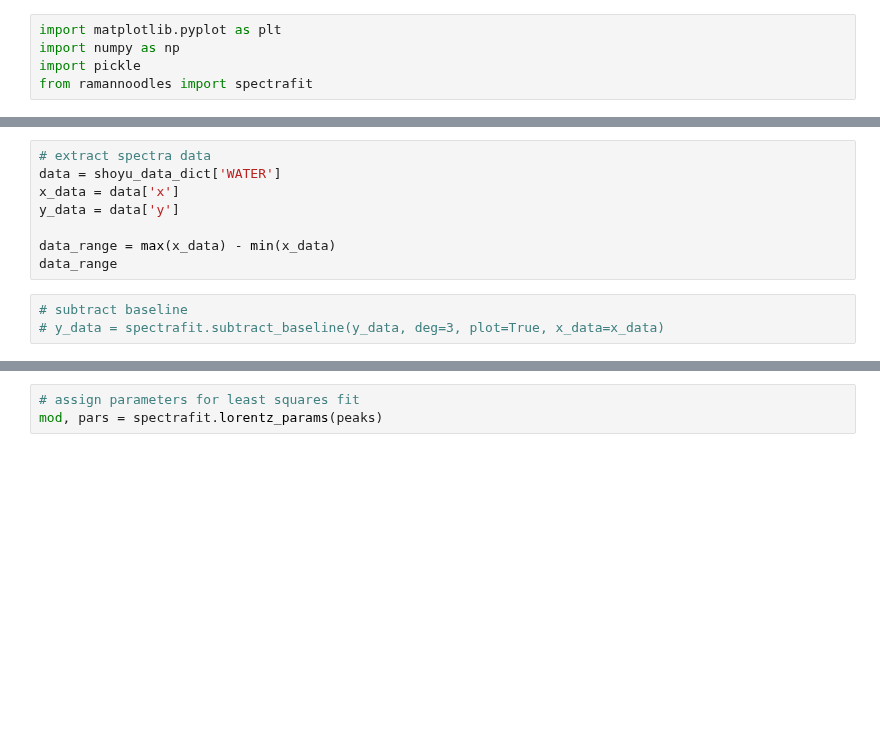
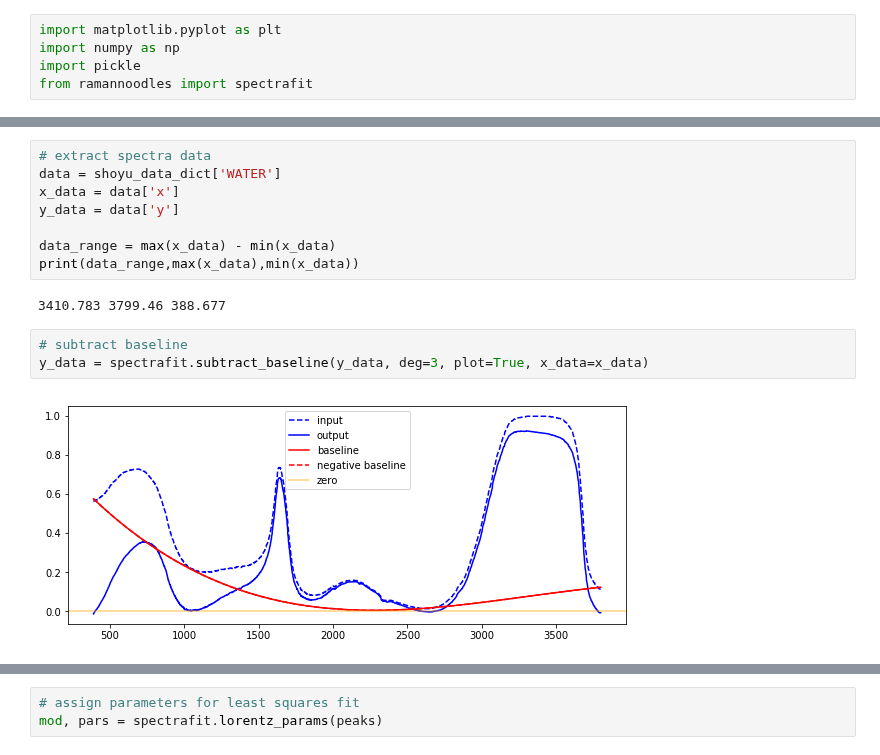
Before and after one commit to raman-noodles/Raman-noodles, a Jupyter notebook: examples/spectrafit_example.ipynb, the cells around one changed output, grey strips where cells are left out. Cells and saved outputs as stored; diff of their text form; blank space fills up the shorter version.

```diff
--- a/examples/spectrafit_example.ipynb
+++ b/examples/spectrafit_example.ipynb
@@ -24,10 +23,14 @@ x_data = data['x']
 y_data = data['y']
 
 data_range = max(x_data) - min(x_data)
-data_range
+print(data_range,max(x_data),min(x_data))
+# %% [output]
+3410.783 3799.46 388.677
 # %%
 # subtract baseline
-# y_data = spectrafit.subtract_baseline(y_data, deg=3, plot=True, x_data=x_data)
+y_data = spectrafit.subtract_baseline(y_data, deg=3, plot=True, x_data=x_data)
+# %% [output]
+[figure, added]
 # %%
 # detect peaks
 peaks = spectrafit.find_peaks(x_data, y_data, thres=0.25, min_dist=50)
```
Also changed, not shown: parts of 25 cells of this notebook.
